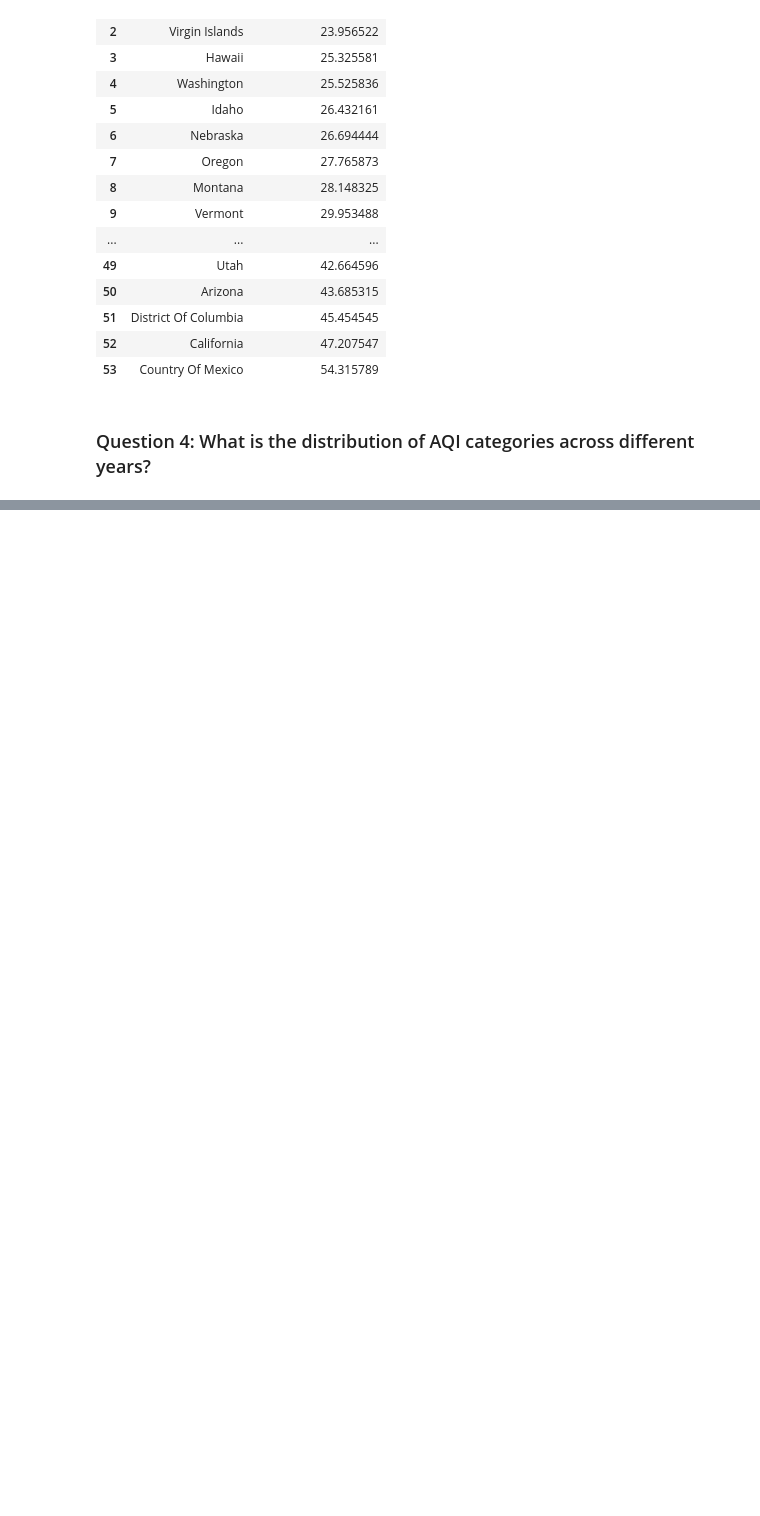
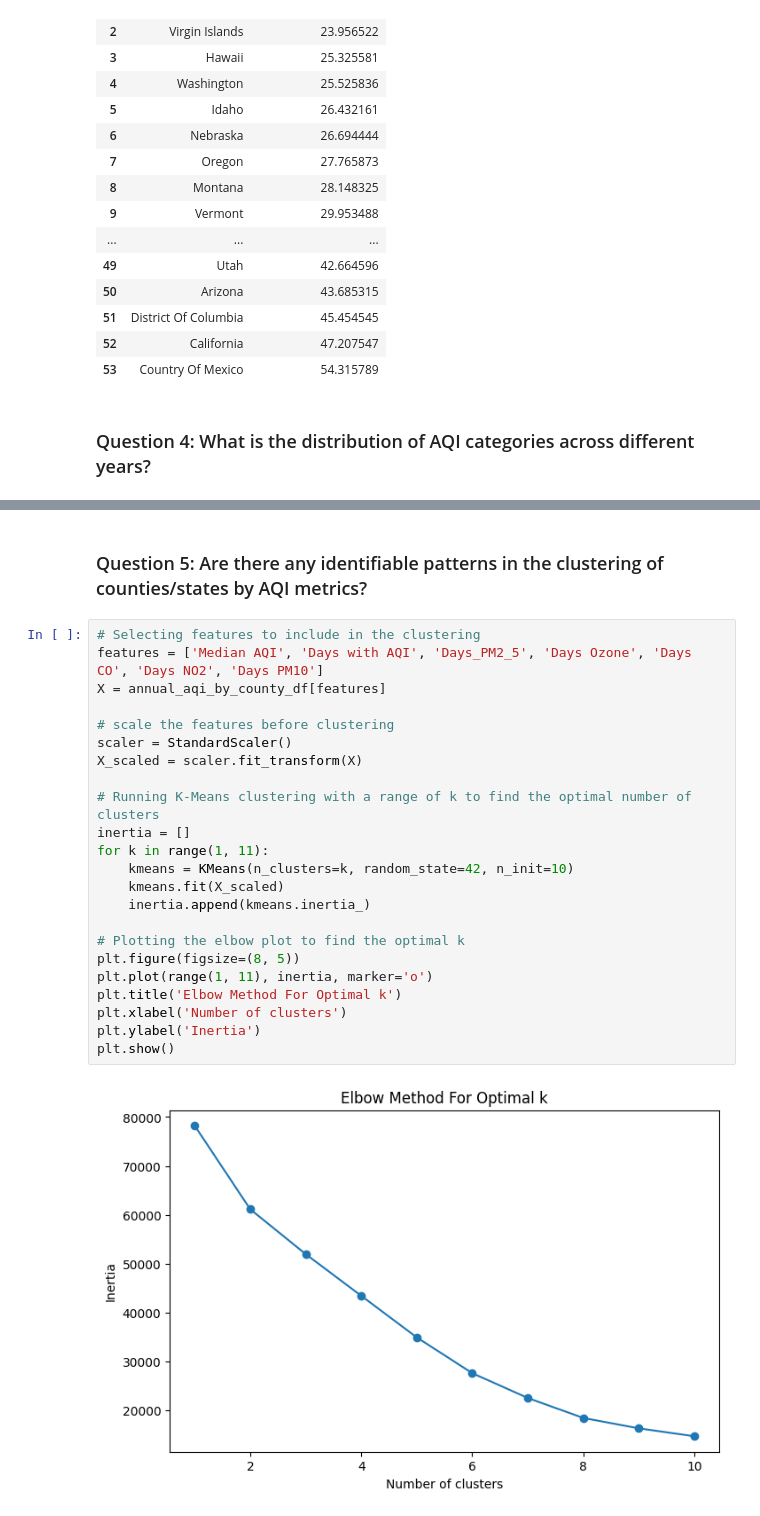
Before and after one commit to HieuVuong001/AQI_analysis, a Jupyter notebook: ProjectCode_CMPE255.ipynb, the cells around one changed output, grey strips where cells are left out. Cells and saved outputs as stored; diff of their text form; blank space fills up the shorter version.

Commit message:
Work on more visualizations and analysis

```diff
--- a/ProjectCode_CMPE255.ipynb
+++ b/ProjectCode_CMPE255.ipynb
@@ -617,3 +619,30 @@ fig.update_layout(title_text='Good vs. Unhealthy Days Across All Counties Over t
 fig.show()
 # %% [output]
 [interactive output not drawn]
+# %% [markdown]
+### Question 5: Are there any identifiable patterns in the clustering of counties/states by AQI metrics?
+# %%
+# Selecting features to include in the clustering
+features = ['Median AQI', 'Days with AQI', 'Days_PM2_5', 'Days Ozone', 'Days CO', 'Days NO2', 'Days PM10']
+X = annual_aqi_by_county_df[features]
+
+# scale the features before clustering
+scaler = StandardScaler()
+X_scaled = scaler.fit_transform(X)
+
+# Running K-Means clustering with a range of k to find the optimal number of clusters
+inertia = []
+for k in range(1, 11):
+    kmeans = KMeans(n_clusters=k, random_state=42, n_init=10)
+    kmeans.fit(X_scaled)
+    inertia.append(kmeans.inertia_)
+
+# Plotting the elbow plot to find the optimal k
+plt.figure(figsize=(8, 5))
+plt.plot(range(1, 11), inertia, marker='o')
+plt.title('Elbow Method For Optimal k')
+plt.xlabel('Number of clusters')
+plt.ylabel('Inertia')
+plt.show()
+# %% [output]
+[figure, added]
```
Also changed, not shown: parts of 17 cells of this notebook.
